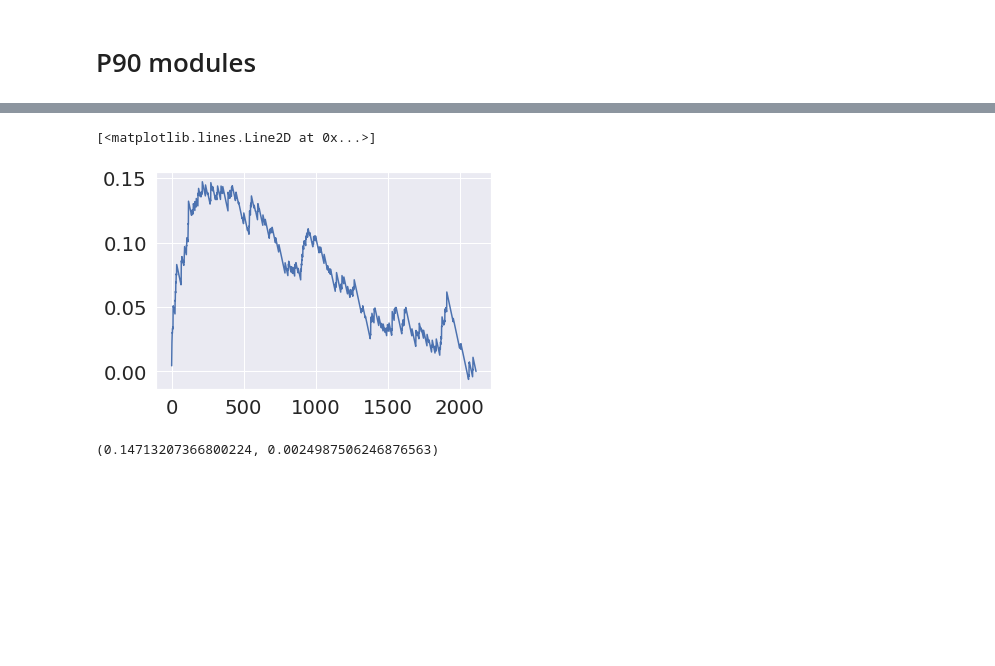
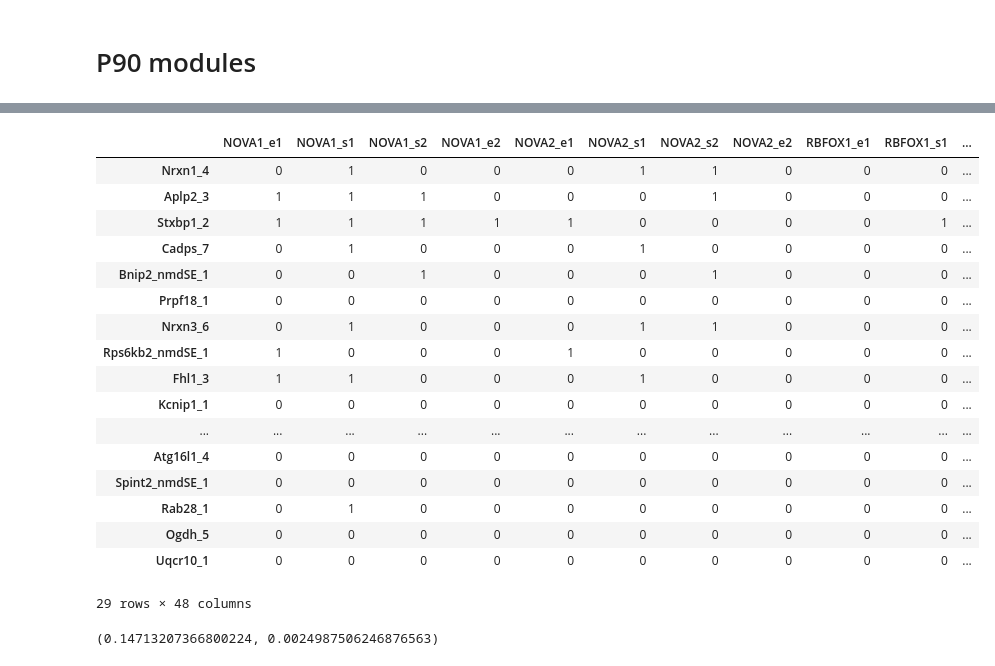
Before and after one commit to lareaulab/analysis_psix, a Jupyter notebook: mouse_brain_development/mouse_brain_regulation.ipynb, the cells around one changed output, grey strips where cells are left out. Cells and saved outputs as stored; diff of their text form; code cells hidden in the pictures; blank space fills up the shorter version.

```diff
--- a/mouse_brain_development/mouse_brain_regulation.ipynb
+++ b/mouse_brain_development/mouse_brain_regulation.ipynb
@@ -643,9 +680,24 @@ plt.show()
-# %%
-plt.plot(range(len(psix_results_p90)),
-    enrichment_score(mouse_clip_overlap.loc[[x + '_se' for x in psix_results_p90.index]].NOVA1))
-# %% [output]
-[<matplotlib.lines.Line2D at 0x...>]
-[figure, removed]
+# %%
+mouse_clip_families.loc[modules.index[modules == 1]]
+# %% [output]
+|  | NOVA1_e1 | NOVA1_s1 | NOVA1_s2 | NOVA1_e2 | NOVA2_e1 | NOVA2_s1 | NOVA2_s2 | NOVA2_e2 | RBFOX1_e1 | RBFOX1_s1 | ... |
+| Nrxn1_4 | 0 | 1 | 0 | 0 | 0 | 1 | 1 | 0 | 0 | 0 | ... |
+| Aplp2_3 | 1 | 1 | 1 | 0 | 0 | 0 | 1 | 0 | 0 | 0 | ... |
+| Stxbp1_2 | 1 | 1 | 1 | 1 | 1 | 0 | 0 | 0 | 0 | 1 | ... |
+| Cadps_7 | 0 | 1 | 0 | 0 | 0 | 1 | 0 | 0 | 0 | 0 | ... |
+| Bnip2_nmdSE_1 | 0 | 0 | 1 | 0 | 0 | 0 | 1 | 0 | 0 | 0 | ... |
+| Prpf18_1 | 0 | 0 | 0 | 0 | 0 | 0 | 0 | 0 | 0 | 0 | ... |
+| Nrxn3_6 | 0 | 1 | 0 | 0 | 0 | 1 | 1 | 0 | 0 | 0 | ... |
+| Rps6kb2_nmdSE_1 | 1 | 0 | 0 | 0 | 1 | 0 | 0 | 0 | 0 | 0 | ... |
+| Fhl1_3 | 1 | 1 | 0 | 0 | 0 | 1 | 0 | 0 | 0 | 0 | ... |
+| Kcnip1_1 | 0 | 0 | 0 | 0 | 0 | 0 | 0 | 0 | 0 | 0 | ... |
+| ... | ... | ... | ... | ... | ... | ... | ... | ... | ... | ... | ... |
+| Atg16l1_4 | 0 | 0 | 0 | 0 | 0 | 0 | 0 | 0 | 0 | 0 | ... |
+| Spint2_nmdSE_1 | 0 | 0 | 0 | 0 | 0 | 0 | 0 | 0 | 0 | 0 | ... |
+| Rab28_1 | 0 | 1 | 0 | 0 | 0 | 0 | 0 | 0 | 0 | 0 | ... |
+| Ogdh_5 | 0 | 0 | 0 | 0 | 0 | 0 | 0 | 0 | 0 | 0 | ... |
+| Uqcr10_1 | 0 | 0 | 0 | 0 | 0 | 0 | 0 | 0 | 0 | 0 | ... |
+29 rows × 48 columns
 # %%
 gsea(mouse_clip_overlap.loc[[x + '_se' for x in psix_results_p90.index]].NOVA1)
 # %% [output]
```
Also changed, not shown: parts of 7 cells of this notebook, 31 other files.
